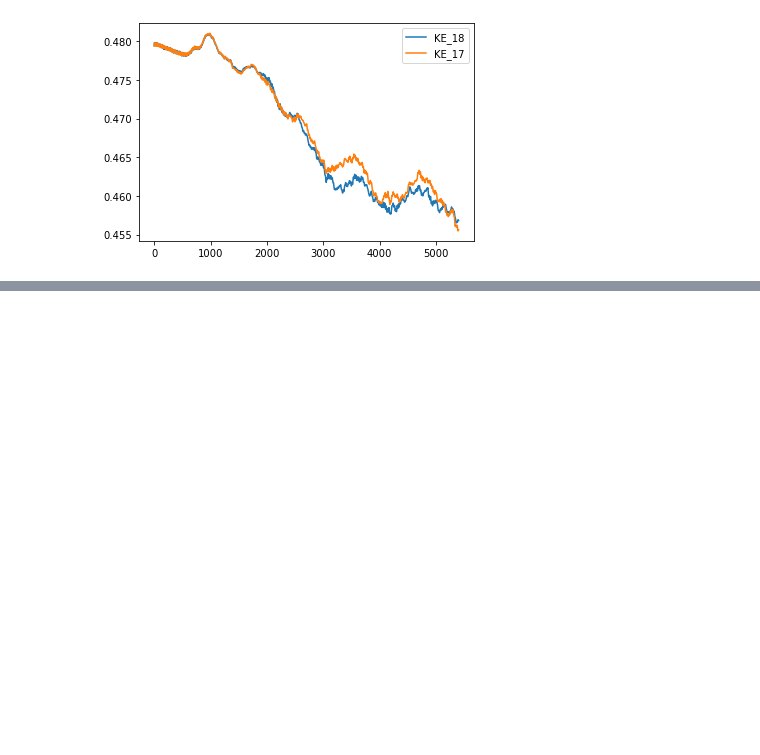
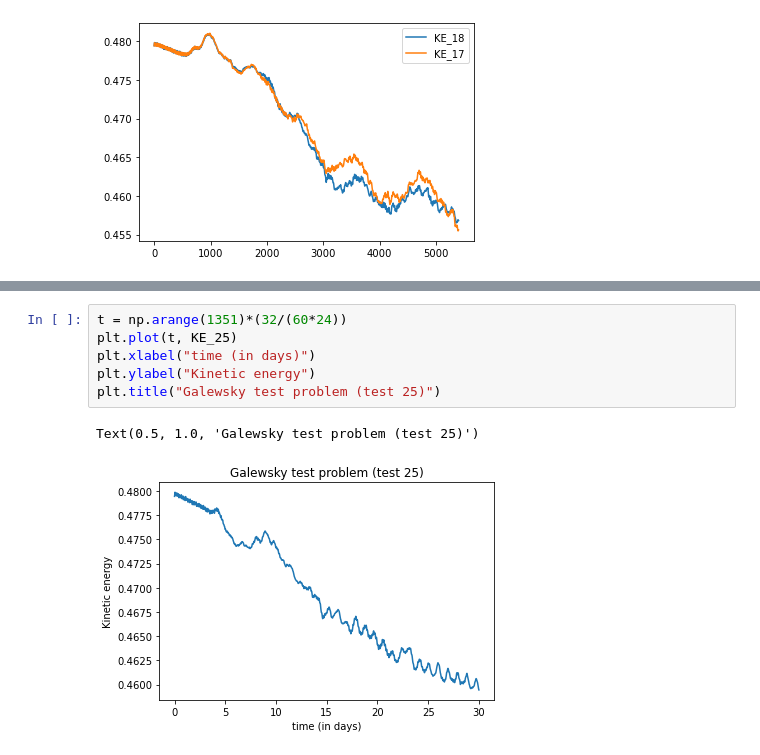
Before and after one commit to sharma-kk/viscous_shallow_water, a Jupyter notebook: kinetic_energy_plots.ipynb, the cells around one changed output, grey strips where cells are left out. Drawn from its saved outputs; the diff is of its cells as text; blank space fills up the shorter version.

```diff
--- a/kinetic_energy_plots.ipynb
+++ b/kinetic_energy_plots.ipynb
@@ -51,0 +64,9 @@ Text(0.5, 1.0, 'Galewsky test problem')
+# %%
+t = np.arange(1351)*(32/(60*24))
+plt.plot(t, KE_25)
+plt.xlabel("time (in days)")
+plt.ylabel("Kinetic energy")
+plt.title("Galewsky test problem (test 25)")
+# %% [output]
+Text(0.5, 1.0, 'Galewsky test problem (test 25)')
+[figure, added]
```
Also changed, not shown: parts of 4 cells of this notebook, 1 other file.
